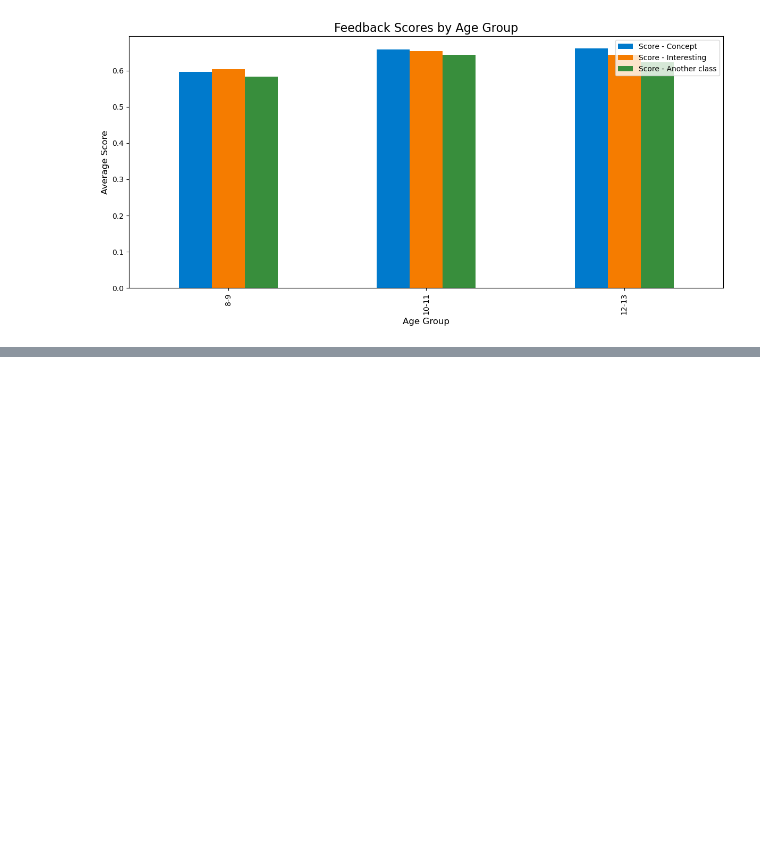
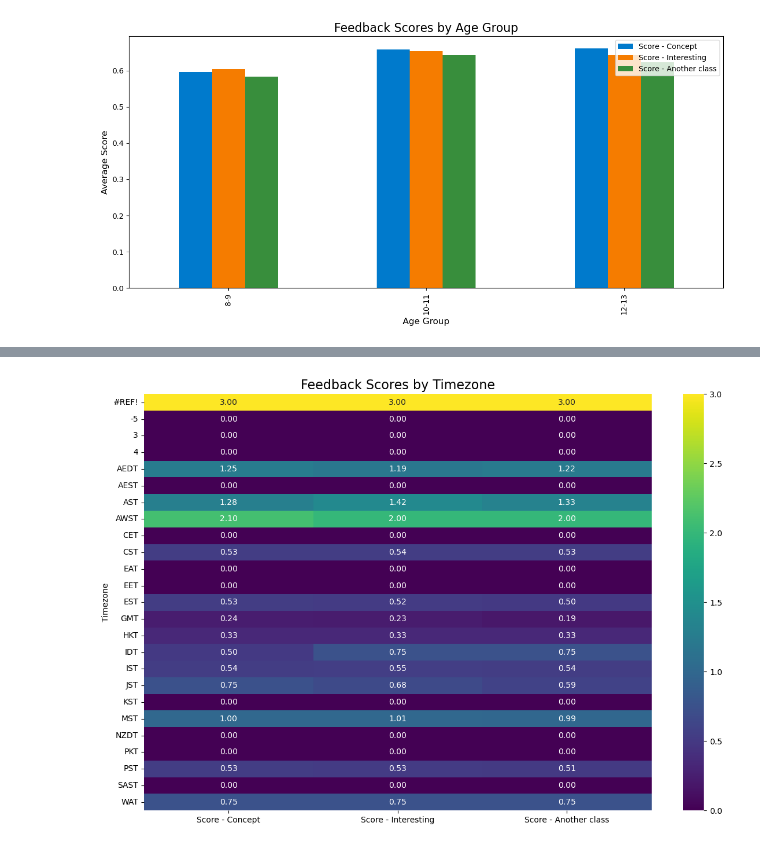
Before and after one commit to chandanpandey91/Raam-Group-dataset-solving, a Jupyter notebook: solution.ipynb, the cells around one changed output, grey strips where cells are left out. Drawn from its saved outputs; the diff is of its cells as text; code cells hidden in the pictures; blank space fills up the shorter version.

```diff
--- a/solution.ipynb
+++ b/solution.ipynb
@@ -162,0 +175,10 @@ See the caveats in the documentation: https://pandas.pydata.org/pandas-docs/stab
+# %%
+timezone_feedback = data_subset.groupby('Timezone')[['Score - Concept', 'Score - Interesting', 'Score - Another class']].mean()
+
+plt.figure(figsize=(12, 8))
+sns.heatmap(timezone_feedback, annot=True, cmap='viridis', fmt='.2f')
+plt.title("Feedback Scores by Timezone", fontsize=16)
+plt.tight_layout()
+plt.show()
+# %% [output]
+[figure, added]
```
Also changed, not shown: parts of 3 cells of this notebook.
